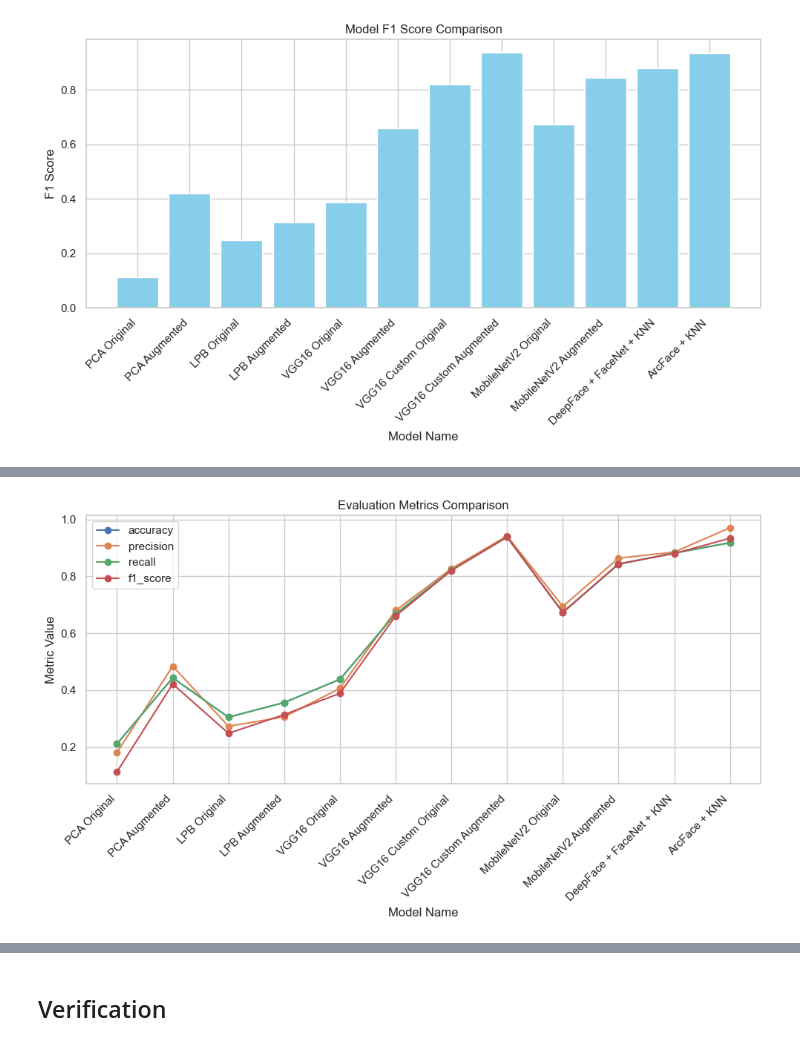
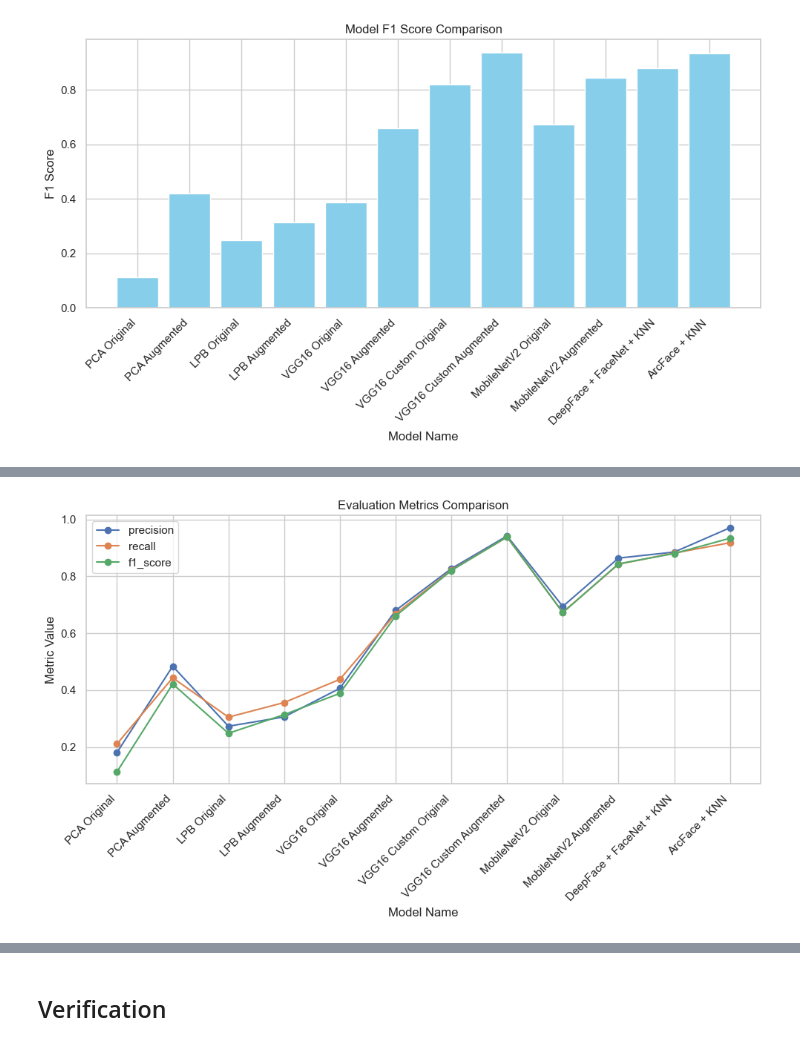
Before and after one commit to JackGraymer/Face-Recognition, a Jupyter notebook: evals-data/eval.ipynb, the cells around one changed output, grey strips where cells are left out. Drawn from its saved outputs; the diff is of its cells as text; code cells hidden in the pictures.

```diff
--- a/evals-data/eval.ipynb
+++ b/evals-data/eval.ipynb
@@ -64,15 +92,15 @@ plt.show()
 # %%
 # Plot line chart for metrics comparison
 plt.figure(figsize=(10, 6))
-for metric in ['accuracy', 'precision', 'recall', 'f1_score']:
+for metric in ['precision', 'recall', 'f1_score']:
     plt.plot(classification_data['model_name'], classification_data[metric], marker='o', label=metric)
 
 plt.xlabel('Model Name')
 plt.ylabel('Metric Value')
 plt.title('Evaluation Metrics Comparison')
 plt.xticks(rotation=45, ha='right')
 plt.legend()
 plt.tight_layout()
 plt.show()
 # %% [output]
-[figure, old version]
+[figure, new version]
```
Also changed, not shown: parts of 5 cells of this notebook, 1 other file.
